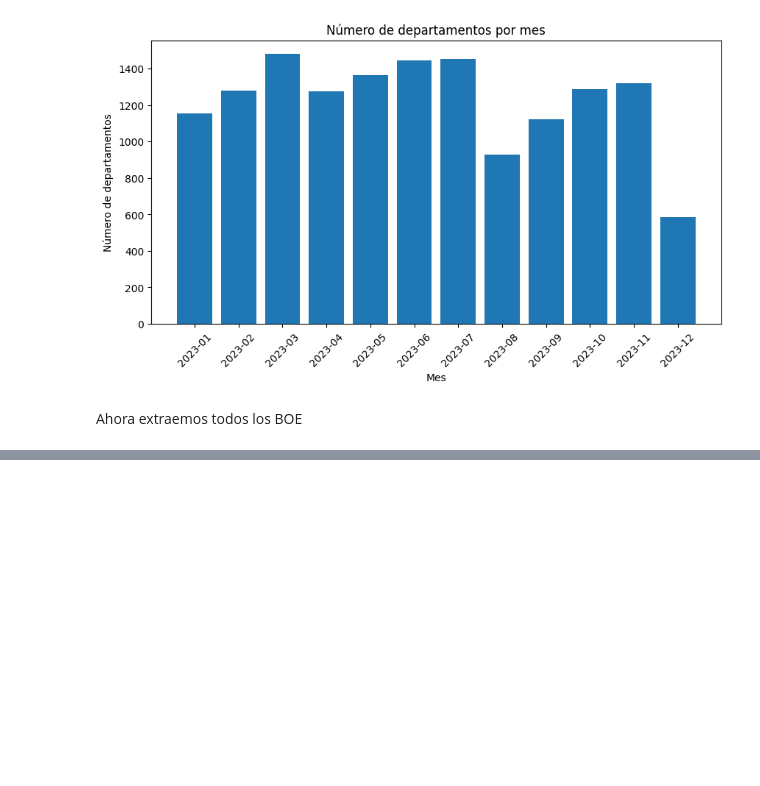
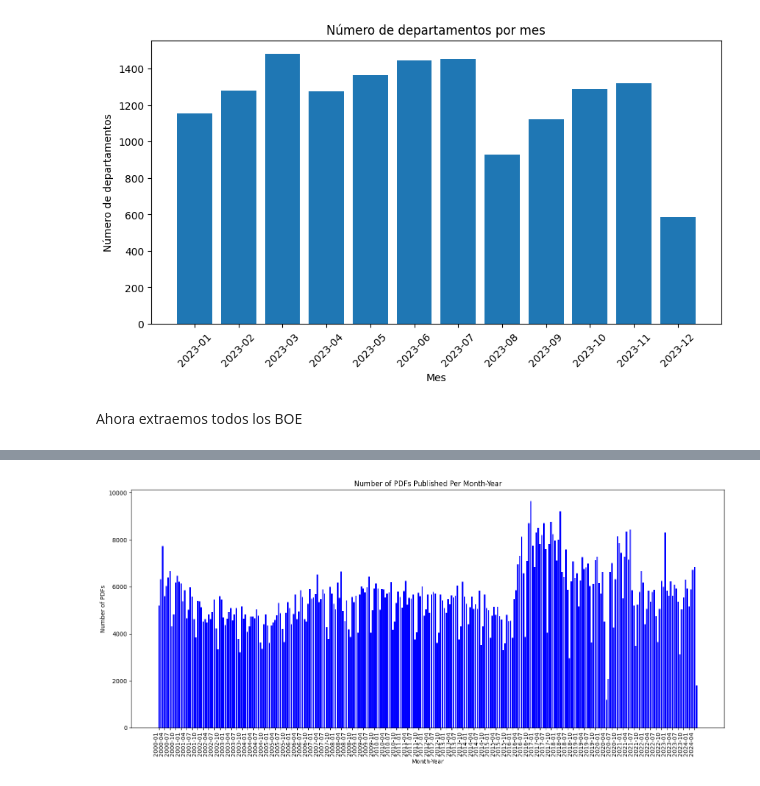
Before and after one commit to danmorper/NLP, a Jupyter notebook: boe/xml.ipynb, the cells around one changed output, grey strips where cells are left out. Cells and saved outputs as stored; diff of their text form; code cells hidden in the pictures; blank space fills up the shorter version.

```diff
--- a/boe/xml.ipynb
+++ b/boe/xml.ipynb
@@ -439,0 +522,22 @@ Año: 2023, Número de Departamentos: 87
+# %%
+import matplotlib.pyplot as plt
+
+# Convert 'YYYY-MM' to tuples (year, month) for correct chronological sorting
+sorted_months = sorted(pdfs_per_month.keys(), key=lambda x: (int(x.split('-')[0]), int(x.split('-')[1])))
+pdf_counts = [pdfs_per_month[month] for month in sorted_months]
+
+# Creating a bar chart with increased readability
+plt.figure(figsize=(15, 7))  # You can adjust the figure size to fit your screen or preferences
+plt.bar(sorted_months, pdf_counts, color='blue')
+plt.xlabel('Month-Year')
+plt.ylabel('Number of PDFs')
+plt.title('Number of PDFs Published Per Month-Year')
+plt.xticks(rotation=90, ha='right')  # Rotate labels for better fit
+
+# Display every 3rd label on the x-axis for better readability
+plt.gca().set_xticks(plt.gca().get_xticks()[::3])  # This adjusts the frequency of the labels
+
+plt.tight_layout()  # Adjust layout to make room for label rotation
+plt.show()
+# %% [output]
+[figure, added]
```
Also changed, not shown: parts of 7 cells of this notebook, 10 other files.
